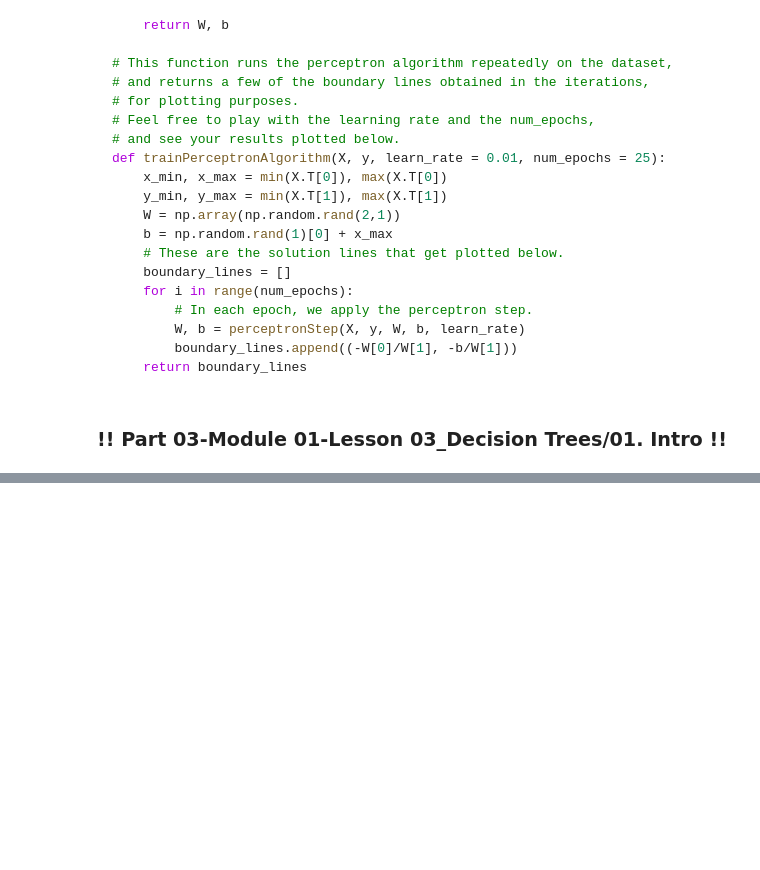
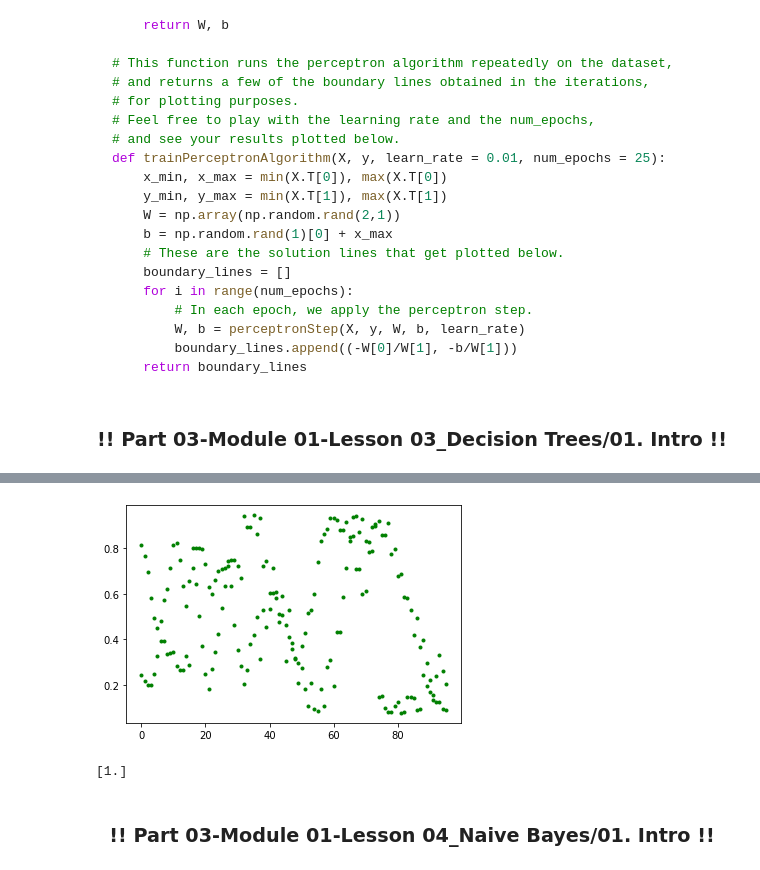
Before and after one commit to MKarimi21/FunnyTraining, a Jupyter notebook: MchineLearningNanoDegree/Part03/Part03_MLNaNoDeUdacity.ipynb, the cells around one changed output, grey strips where cells are left out. Drawn from its saved outputs; the diff is of its cells as text; code cells hidden in the pictures; blank space fills up the shorter version.

Commit message:
decision trees algorithm

```diff
--- a/MchineLearningNanoDegree/Part03/Part03_MLNaNoDeUdacity.ipynb
+++ b/MchineLearningNanoDegree/Part03/Part03_MLNaNoDeUdacity.ipynb
@@ -296,0 +333,33 @@ def trainPerceptronAlgorithm(X, y, learn_rate = 0.01, num_epochs = 25):
+# %%
+import pandas as pd
+import numpy as np
+
+hyper_data = np.asarray(pd.read_csv('./data/hyperparameters.csv', header=None))
+
+X = hyper_data[:, 0:2]
+Y = hyper_data[:, 2]
+
+
+from matplotlib.pyplot import plot
+
+plot(X, 'g.');
+# %% [output]
+[figure, added]
+# %%
+from sklearn.tree import DecisionTreeClassifier
+from sklearn.metrics import accuracy_score
+
+hyper_model = DecisionTreeClassifier()
+
+hyper_model.fit(X, Y)
+
+y_pred = hyper_model.predict(X)
+
+acc = accuracy_score(Y, y_pred)
+
+
+print(hyper_model.predict([[0.59793, 0.095029]]))
+# %% [output]
+[1.]
+# %% [markdown]
+<h3 align="center">!! Part 03-Module 01-Lesson 04_Naive Bayes/01. Intro !!</h3>
```
Also changed, not shown: parts of 1 cell of this notebook, 1 other file.
